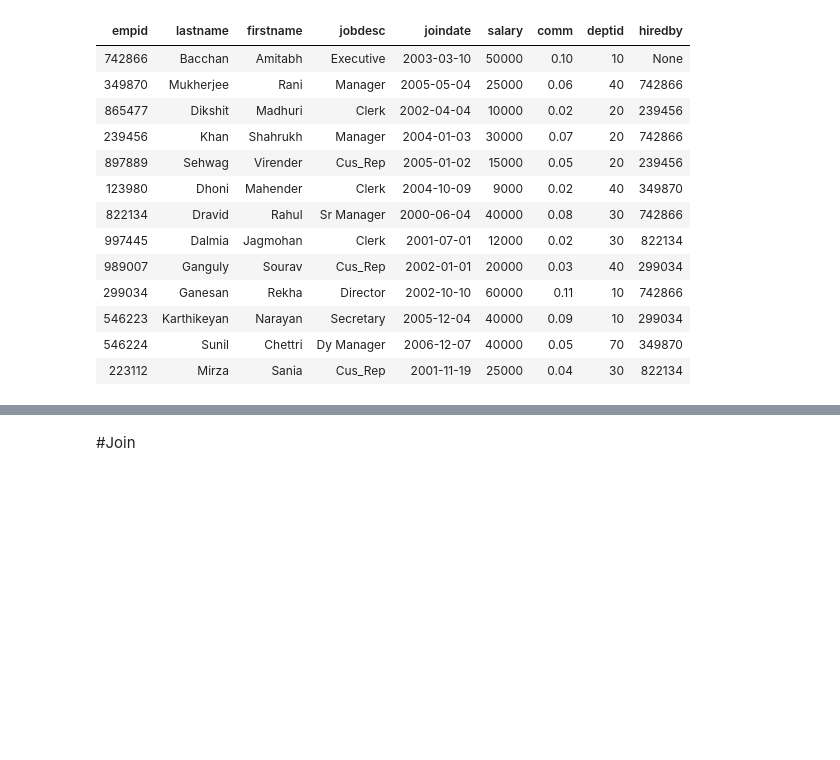
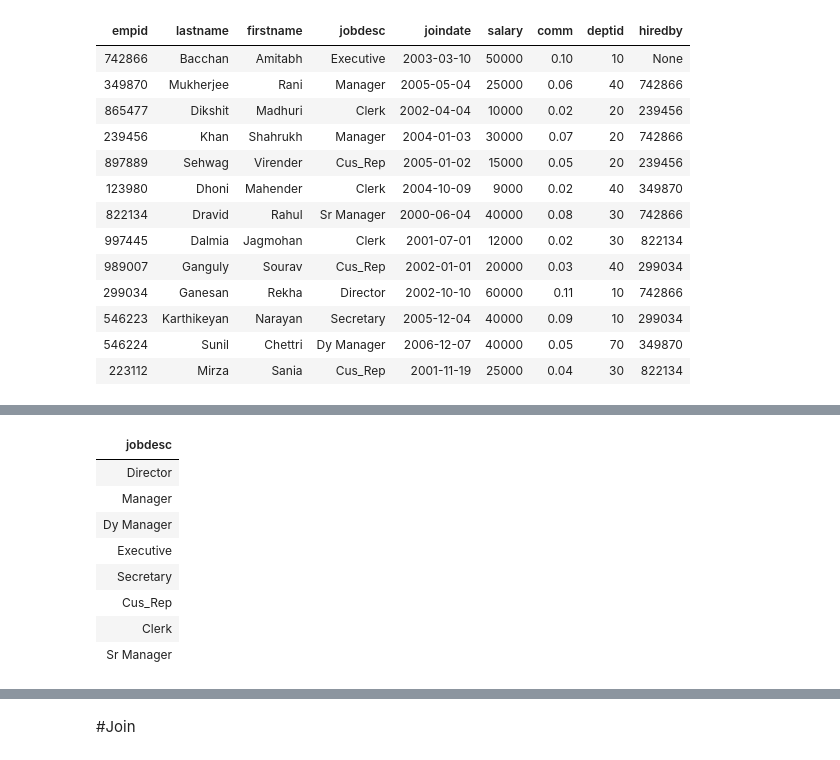
Before and after one commit to Praxis-QR/RDWH, a Jupyter notebook: PostgreSQL_02_Basic_SQL.ipynb, the cells around one changed output, grey strips where cells are left out. Saved outputs shown, nothing was run; the diff lists cells and outputs as text; code cells hidden in the pictures; blank space fills up the shorter version.

```diff
--- a/PostgreSQL_02_Basic_SQL.ipynb
+++ b/PostgreSQL_02_Basic_SQL.ipynb
@@ -202,0 +239,12 @@ runSelect('select * from empl')
+# %%
+runSelect('select distinct(jobdesc) from empl')
+# %% [output]
+| jobdesc |
+| Director |
+| Manager |
+| Dy Manager |
+| Executive |
+| Secretary |
+| Cus_Rep |
+| Clerk |
+| Sr Manager |
```
Also changed, not shown: parts of 11 cells of this notebook.
